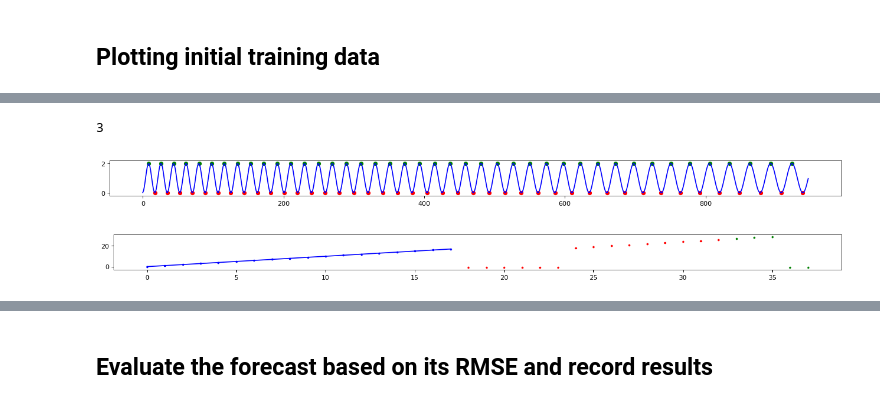
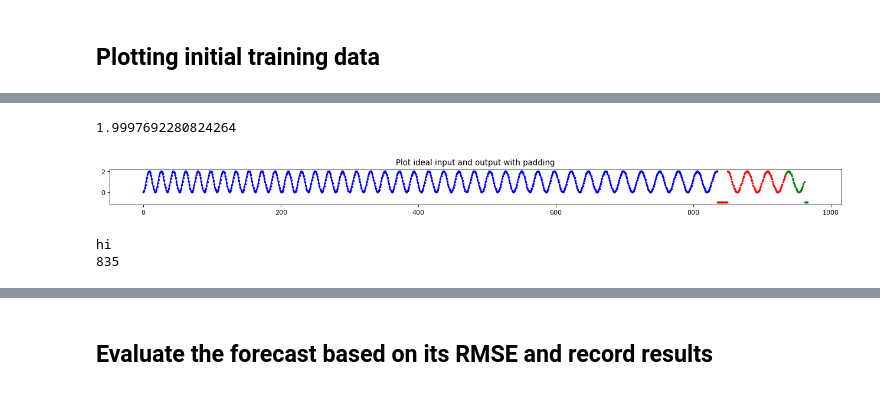
Before and after one commit to Columbia-Creative-Machines-Lab/muscle-prediction, a Jupyter notebook: preliminary_forecasting/LSTM_variable_predictions.ipynb, the cells around one changed output, grey strips where cells are left out. Cells and saved outputs as stored; diff of their text form; code cells hidden in the pictures.

Commit message:
Working variable input and output model

```diff
--- a/preliminary_forecasting/LSTM_variable_predictions.ipynb
+++ b/preliminary_forecasting/LSTM_variable_predictions.ipynb
@@ -458,6 +316,10 @@ def fit_lstm(X, y, n_batch, nb_epoch, n_neurons):
 # %%
 #Cut off some training data if necessary for batch sizes
 # print()
-# print(train.shape)
-# train = train[:-26]
-# print(train.shape)
+print(train_examples.shape)
+train_examples_cut = train_examples[:-35]
+print(train_examples_cut.shape)
+
+print(train_labels.shape)
+train_labels_cut = train_labels[:-35]
+print(train_labels_cut.shape)
@@ -464,14 +331,14 @@ def fit_lstm(X, y, n_batch, nb_epoch, n_neurons):
 # %% [markdown]
 ## Train the Neural Network
 # %%
-n_epochs = 200
-n_batch = 1
+n_epochs = 500
+n_batch = 50
 n_neurons = 30
 #print("train shape: " + str(train.shape))
 #train_cut = train[:-2,:]
 #train_cut = train
 #print("train shape: " + str(train_cut.shape))
-train = train_examples.values
+train = train_examples_cut.values
 print("train shape: " +str(train.shape))
-model, architecture = fit_lstm(train, train_labels.values, n_batch, n_epochs, n_neurons)
+model, architecture, history = fit_lstm(train, train_labels_cut.values, n_batch, n_epochs, n_neurons)
 # %% [output]
@@ -525,7 +411,7 @@ print("First true label: " + str(test_y[0]))
 print("First forecast: " +str(y_hat[0]))
 
 RMSE = []
-for i in range(n_forecast):
+for i in range(33):
     RMSE.append(math.sqrt(mean_squared_error(test_y, y_hat)))
 print("Average RMSE: ")
 print(sum(RMSE)/len(RMSE))
@@ -539,20 +425,22 @@ Average RMSE:
 # %% [markdown]
 ## Plotting initial training data
 # %%
-#Plot whole dataset
+# (1) Plot whole dataset
 fig=plt.figure(figsize=(20, 1), dpi= 80, facecolor='w', edgecolor='k')
-
 #Line plot along the true data
 plt.plot([x for x in range(len(data))], data, color="blue")
+plt.title('Plot raw dataset')
 
 #Plot the training points in green
 plt.scatter(peak_times, peak_vals, color="green", s=30)
 plt.scatter(trough_times, trough_vals, color="red", s=30)
+plt.show()
 
+# (2)--------------------------------------------------------------------------------------------
 
-#--------------------------------------------------------------------------------------------
 #Plotting the dataframe results
 fig=plt.figure(figsize=(20, 1), dpi= 80, facecolor='w', edgecolor='k')
+plt.title('Plot ideal input and output with padding')
 
 #Grab the data without padding
 test_in_raw = test_example.values
@@ -561,9 +449,11 @@ test_out_raw = test_label.values
 test_out = [test_out_raw[i] for i in range(len(test_out_raw)) if test_out_raw[i] >= 0]
 test_len = len(test_in) + len(test_out) #default_period * 4
 
+print(max(test_in))
+
 
 #Plot the training data and the underlying curve in blue
-train_plot_points= new_exper_data[:-test_len]
+train_plot_points= data[:-test_len]
 plt.plot(train_plot_points, color="blue")
 train_plot_x = [x for x in range(len(train_plot_points))]
 plt.scatter(train_plot_x, train_plot_points, color="blue", s=5)
@@ -577,14 +467,14 @@ plt.scatter(test_input_xs, test_input_plot_points, color="red", s=5)
 test_label_points = test_label.values
 test_label_xs = [x +(len(train_plot_points)+len(test_input_plot_points)) for x in range(len(test_label_points))]
 plt.scatter(test_label_xs, test_label_points, color="green", s=5)
+plt.show()
+print("hi")
 
-
-#--------------------To better visualize, we can also remove the unused padding-----------------------------
-padding_removed = [t[i] for i in range(len(t)) if t[i] >= 0]
+# (3)--------------------To better visualize, we can also remove the unused padding-----------------------------
 
 #Plotting the dataframe results
 fig=plt.figure(figsize=(20, 1), dpi= 80, facecolor='w', edgecolor='k')
-len_final_example = default_period * 4
+plt.title('Plot ideal input and output with OUT padding')
 
 #Plot the training data and the underlying curve in blue
 plt.plot(train_plot_points, color="blue")
@@ -592,38 +482,51 @@ plt.scatter(train_plot_x, train_plot_points, color="blue", s=5)
 
 #Plot the test example X in red (no padding)
 test_in_xs = [x +len(train_plot_points) for x in range(len(test_in))]
-plt.scatter(test_in, test_in_xs, color="red", s=5)
-plt.plot(test_in, test_in_xs, color="red")
+print(min(test_in_xs))
+plt.scatter(test_in_xs, test_in, color="red", s=5)
+#plt.plot(test_in, test_in_xs, color="red")
 
 #Plot the test target label in green (no padding)
 test_label_xs = [x +(len(train_plot_points)+len(test_in_xs)) for x in range(len(test_out))]
 plt.scatter(test_label_xs, test_out, color="green", s=5)
 plt.plot(test_label_xs, test_out, color="green")
+plt.show()
+print("hi")
 
 
-#Plot the actual results----------------------------------------------------------------
+
+
+
+# (4)----Plot the actual results----------------------------------------------------------------
 
 #Plotting the dataframe results
 fig=plt.figure(figsize=(20, 1), dpi= 80, facecolor='w', edgecolor='k')
 
 #Plot the training data and the underlying curve in blue
 plt.plot(train_plot_points, color="blue")
+plt.title('subplot 2')
 plt.scatter(train_plot_x, train_plot_points, color="blue", s=5)
 
 #Plot the test example X in red (no padding)
-test_in_xs = [x +len(train_plot_points) for x in range(len(test_in))]
-plt.scatter(test_in, test_in_xs, color="red", s=5)
-plt.plot(test_in, test_in_xs, color="red")
+plt.scatter(test_in_xs, test_in, color="purple", s=5)
 
 
 #Plot the test target label in green (no padding)
 
 #Remove padding from the prediction
-y_hat = [y_hat[i] for i in range(len(y_hat)) if y_hat[i] >= 0]
+y_hat_nopad = [y_hat[i] for i in range(len(y_hat)) if y_hat[i] >= 0]
 
-test_label_xs = [x +(len(train_plot_points)+len(test_in_xs)) for x in range(len(y_hat))]
-plt.scatter(test_label_xs, y_hat, color="green", s=5)
-plt.plot(test_label_xs, y_hat, color="green")
+test_label_xs2 = [x +(len(train_plot_points)+len(test_in_xs)) for x in range(len(y_hat_nopad))]
+print(len(test_label_xs))
+print(len(test_out))
+
+print(len(test_label_xs2))
+print(len(y_hat_nopad))
+
+plt.scatter(test_label_xs, test_out, color="green", s=5)
+plt.scatter(test_label_xs2, y_hat_nopad, color="red", s=5)
+
+#plt.plot(y_hat, test_label_xs, color="green")
 
 
 
@@ -633,3 +537,4 @@ print(len(y_hat))
-3
+1.9997692280824264
-[figure, old version]
-[figure, old version]
+[figure, new version]
+hi
+835
```
Also changed, not shown: parts of 18 cells of this notebook.
